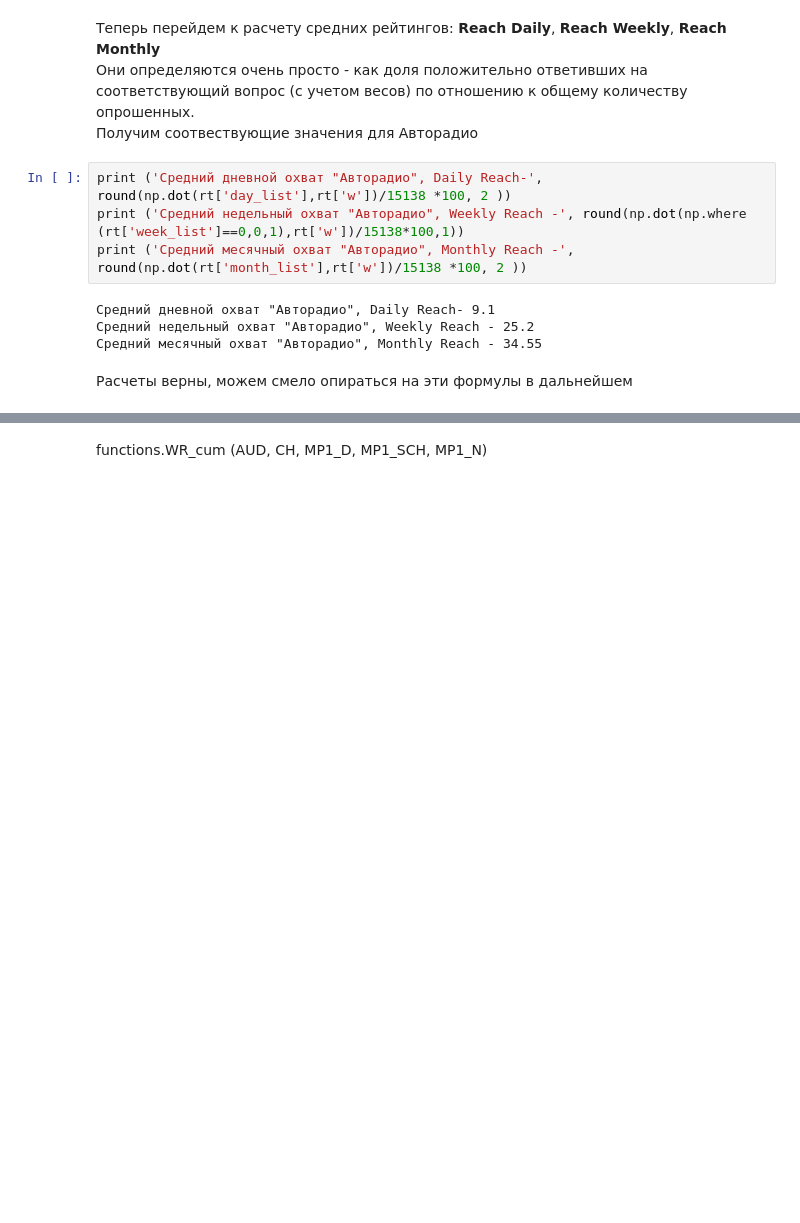
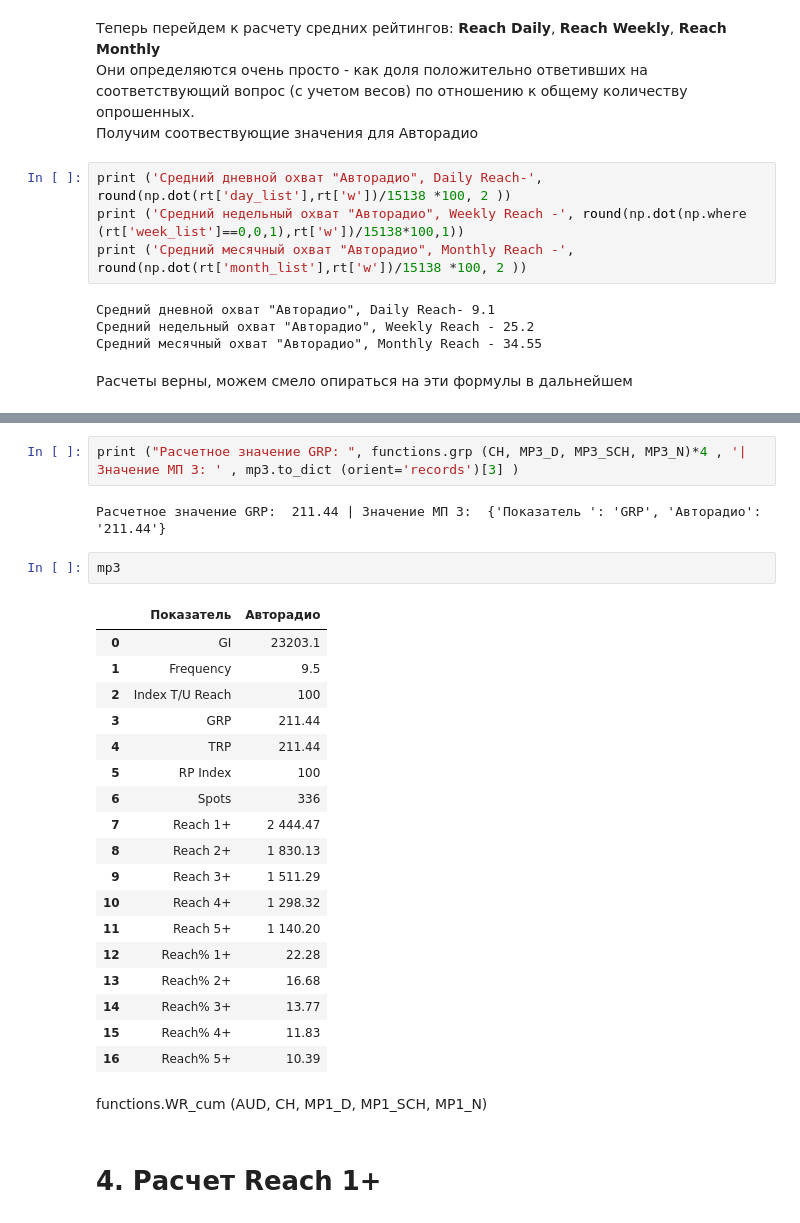
Before and after one commit to EugenePolkov/Radio, a Jupyter notebook: Radio.ipynb, the cells around one changed output, grey strips where cells are left out. Cells and saved outputs as stored; diff of their text form; blank space fills up the shorter version.

```diff
--- a/Radio.ipynb
+++ b/Radio.ipynb
@@ -193,2 +198,29 @@ functions.WR_cum (AUD, CH, MP2_D, MP2_SCH, MP2_N)
+# %%
+print ("Расчетное значение GRP: ", functions.grp (CH, MP3_D, MP3_SCH, MP3_N)*4 , '| Значение МП 3: ' , mp3.to_dict (orient='records')[3] )
+# %% [output]
+Расчетное значение GRP:  211.44 | Значение МП 3:  {'Показатель ': 'GRP', 'Авторадио': '211.44'}
+# %%
+mp3
+# %% [output]
+|  | Показатель | Авторадио |
+| 0 | GI | 23203.1 |
+| 1 | Frequency | 9.5 |
+| 2 | Index T/U Reach | 100 |
+| 3 | GRP | 211.44 |
+| 4 | TRP | 211.44 |
+| 5 | RP Index | 100 |
+| 6 | Spots | 336 |
+| 7 | Reach 1+ | 2 444.47 |
+| 8 | Reach 2+ | 1 830.13 |
+| 9 | Reach 3+ | 1 511.29 |
+| 10 | Reach 4+ | 1 298.32 |
+| 11 | Reach 5+ | 1 140.20 |
+| 12 | Reach% 1+ | 22.28 |
+| 13 | Reach% 2+ | 16.68 |
+| 14 | Reach% 3+ | 13.77 |
+| 15 | Reach% 4+ | 11.83 |
+| 16 | Reach% 5+ | 10.39 |
 # %% [markdown]
 functions.WR_cum (AUD, CH, MP1_D, MP1_SCH, MP1_N)
+# %% [markdown]
+# 4. Расчет Reach 1+
```
Also changed, not shown: parts of 40 cells of this notebook, 4 other files.
